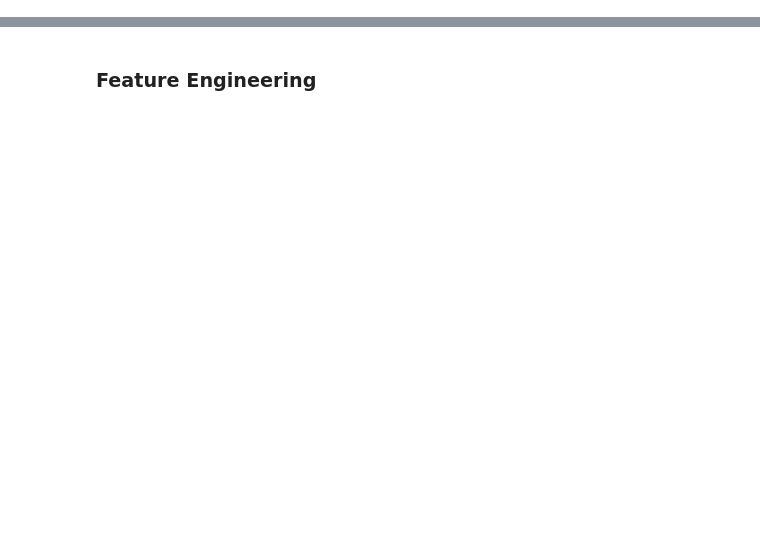
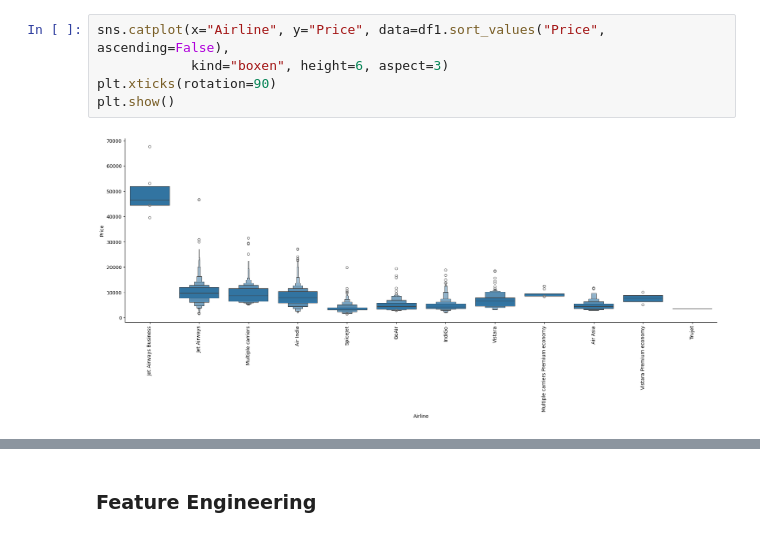
Before and after one commit to realshubhamraut/Flight-Airfare-Prediction-on-Azure-with-WebUI, a Jupyter notebook: EDA-model-building.ipynb, the cells around one changed output, grey strips where cells are left out. Cells and saved outputs as stored; diff of their text form; blank space fills up the shorter version.

```diff
--- a/EDA-model-building.ipynb
+++ b/EDA-model-building.ipynb
@@ -288,0 +259,7 @@ plt.show()
+# %%
+sns.catplot(x="Airline", y="Price", data=df1.sort_values("Price", ascending=False),
+            kind="boxen", height=6, aspect=3)
+plt.xticks(rotation=90)
+plt.show()
+# %% [output]
+[figure, added]
```
Also changed, not shown: parts of 112 cells of this notebook, 13 other files.
